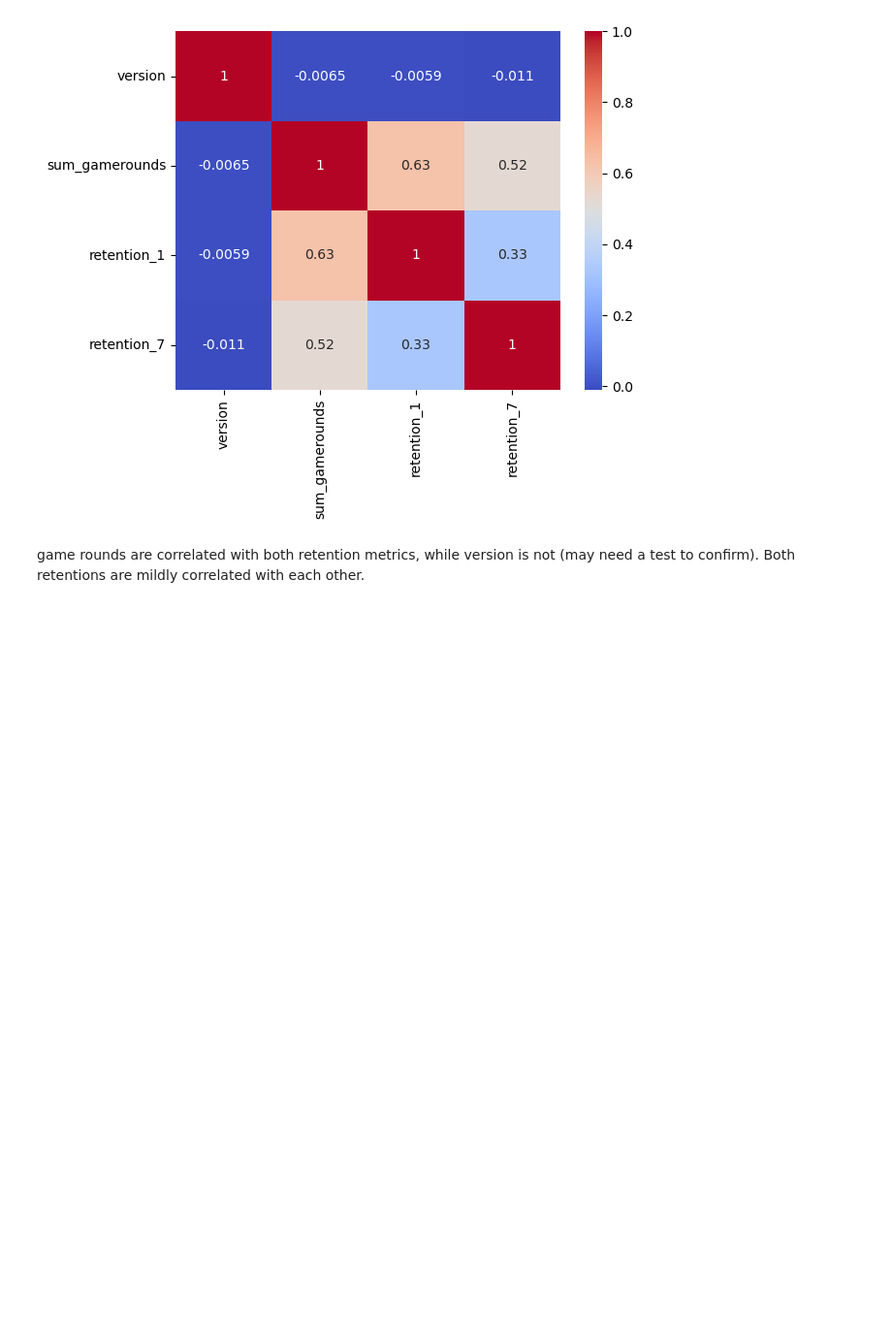
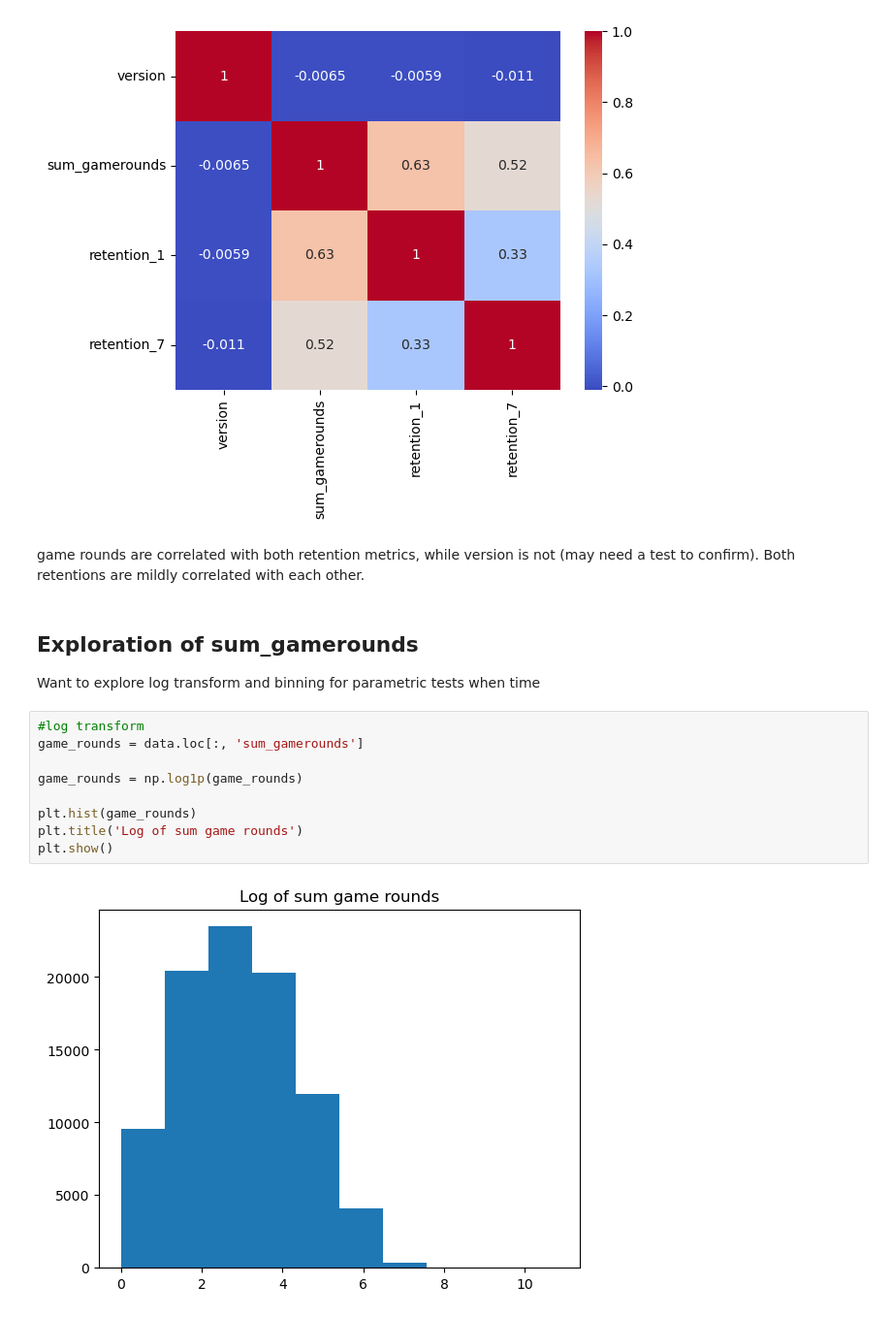
Before and after one commit to SBangarh/AB_cookie_cats, a Jupyter notebook: notebooks/EDA.ipynb, the cells around one changed output. Shown at 97% size. Saved outputs shown, nothing was run; the diff lists cells and outputs as text; blank space fills up the shorter version.

```diff
--- a/notebooks/EDA.ipynb
+++ b/notebooks/EDA.ipynb
@@ -185,3 +216,18 @@ plt.show()
 [figure]
 # %% [markdown]
 game rounds are correlated with both retention metrics, while version is not (may need a test to confirm). Both retentions are mildly correlated with each other.
+# %% [markdown]
+## Exploration of sum_gamerounds
+
+Want to explore log transform and binning for parametric tests when time
+# %%
+#log transform
+game_rounds = data.loc[:, 'sum_gamerounds']
+
+game_rounds = np.log1p(game_rounds)
+
+plt.hist(game_rounds)
+plt.title('Log of sum game rounds')
+plt.show()
+# %% [output]
+[figure, added]
```
Also changed, not shown: parts of 12 cells of this notebook, 1 other file.
